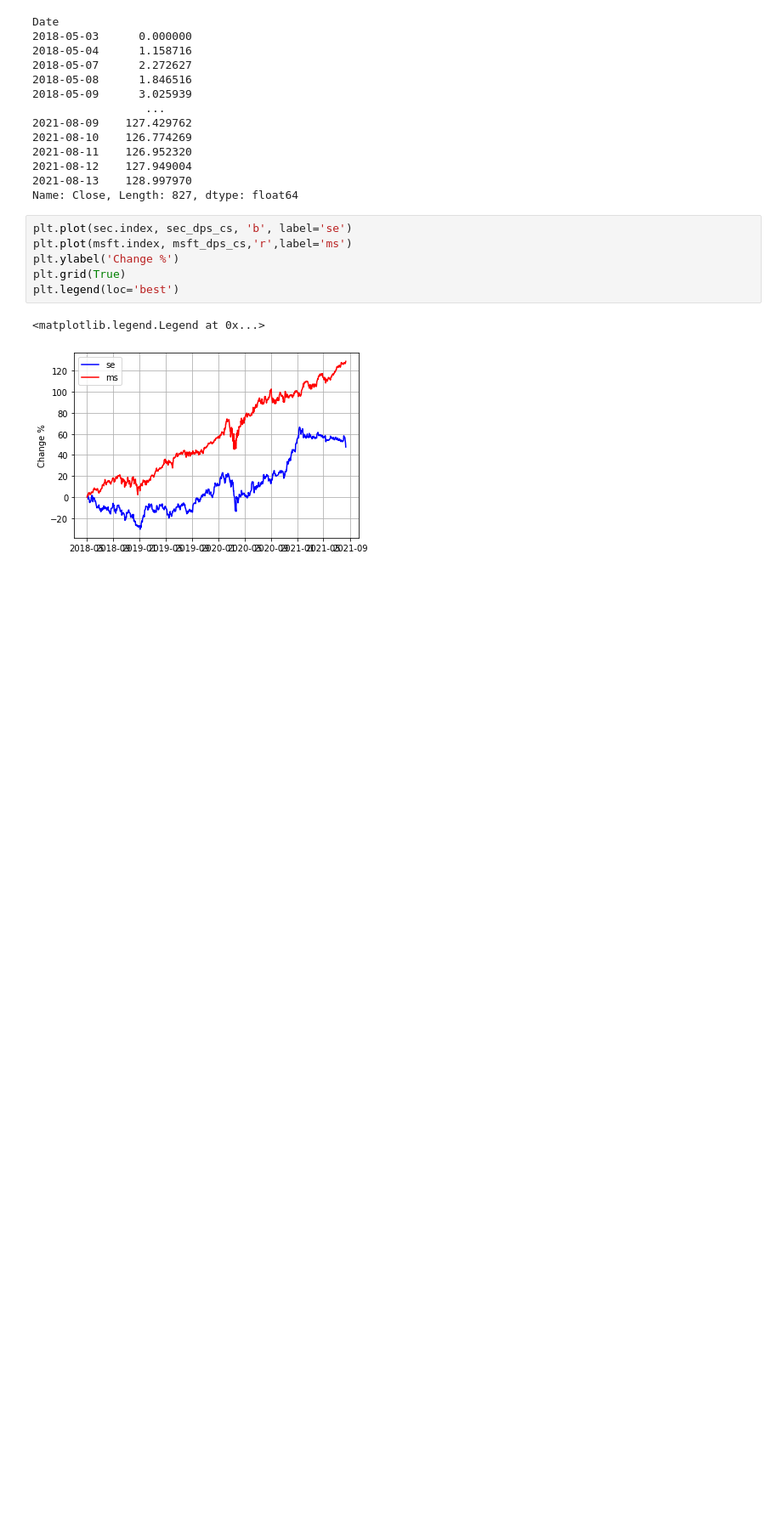
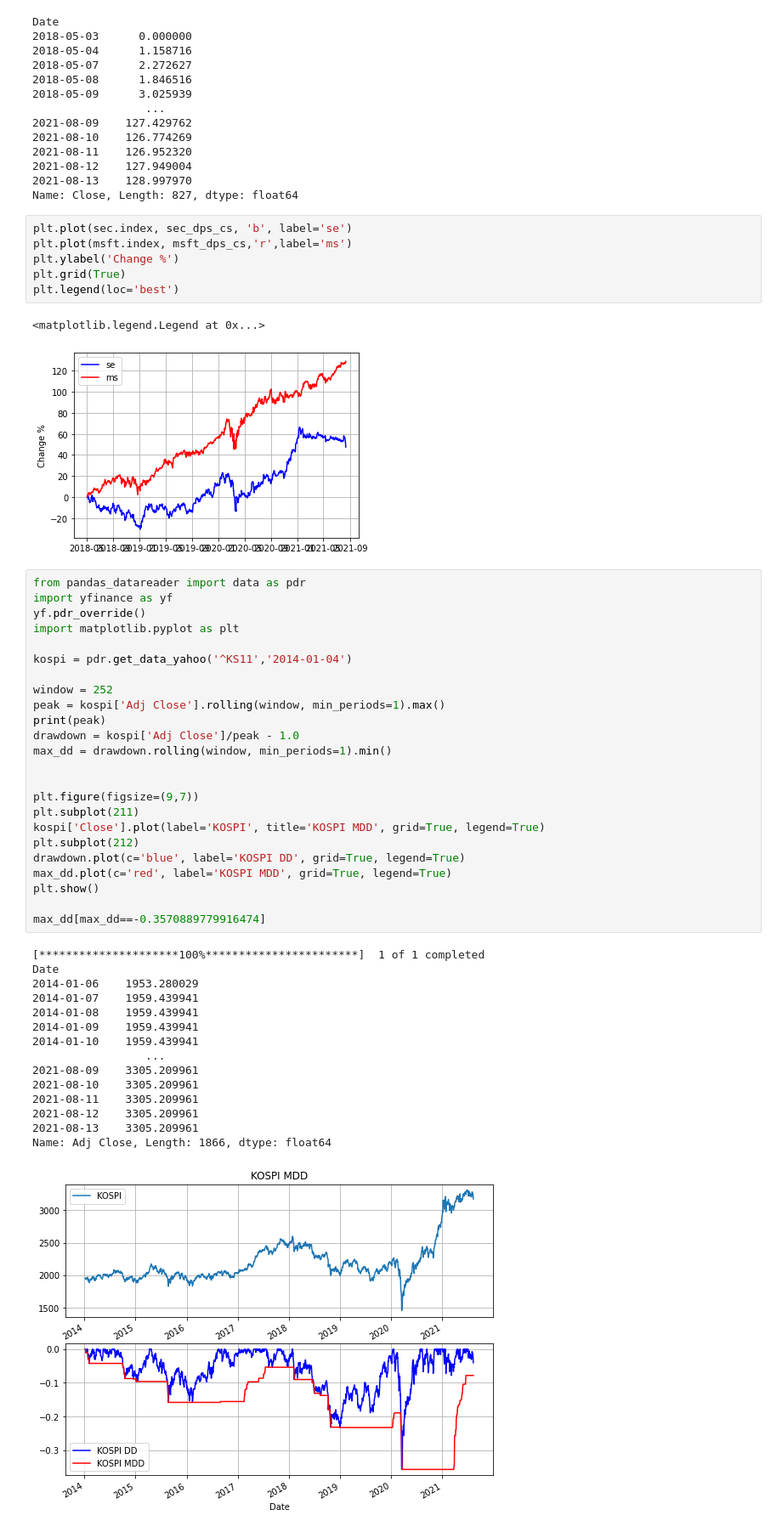
Before and after one commit to awbwd4/pythonProject, a Jupyter notebook: Untitled6.ipynb, the cells around one changed output. Shown: that part at 85% size. Drawn from its saved outputs; the diff is of its cells as text; blank space fills up the shorter version.

```diff
--- a/Untitled6.ipynb
+++ b/Untitled6.ipynb
@@ -502,3 +502,43 @@ plt.legend(loc='best')
 # %% [output]
 <matplotlib.legend.Legend at 0x...>
 [figure]
+# %%
+from pandas_datareader import data as pdr
+import yfinance as yf
+yf.pdr_override()
+import matplotlib.pyplot as plt
+
+kospi = pdr.get_data_yahoo('^KS11','2014-01-04')
+
+window = 252
+peak = kospi['Adj Close'].rolling(window, min_periods=1).max()
+print(peak)
+drawdown = kospi['Adj Close']/peak - 1.0
+max_dd = drawdown.rolling(window, min_periods=1).min()
+
+
+plt.figure(figsize=(9,7))
+plt.subplot(211)
+kospi['Close'].plot(label='KOSPI', title='KOSPI MDD', grid=True, legend=True)
+plt.subplot(212)
+drawdown.plot(c='blue', label='KOSPI DD', grid=True, legend=True)
+max_dd.plot(c='red', label='KOSPI MDD', grid=True, legend=True)
+plt.show()
+
+max_dd[max_dd==-0.3570889779916474]
+# %% [output]
+[*********************100%***********************]  1 of 1 completed
+Date
+2014-01-06    1953.280029
+2014-01-07    1959.439941
+2014-01-08    1959.439941
+2014-01-09    1959.439941
+2014-01-10    1959.439941
+                 ...
+2021-08-09    3305.209961
+2021-08-10    3305.209961
+2021-08-11    3305.209961
+2021-08-12    3305.209961
+2021-08-13    3305.209961
+Name: Adj Close, Length: 1866, dtype: float64
+[figure, added]
```
Also changed, not shown: parts of 1 cell of this notebook.
